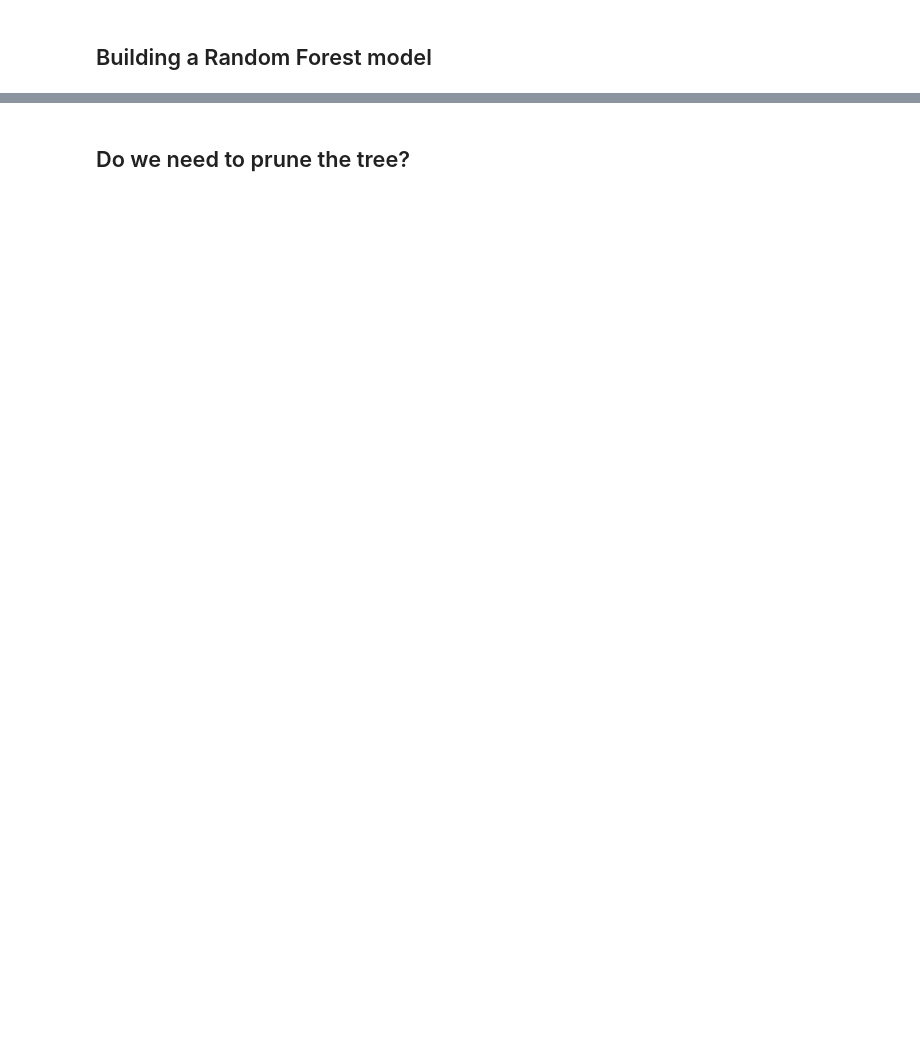
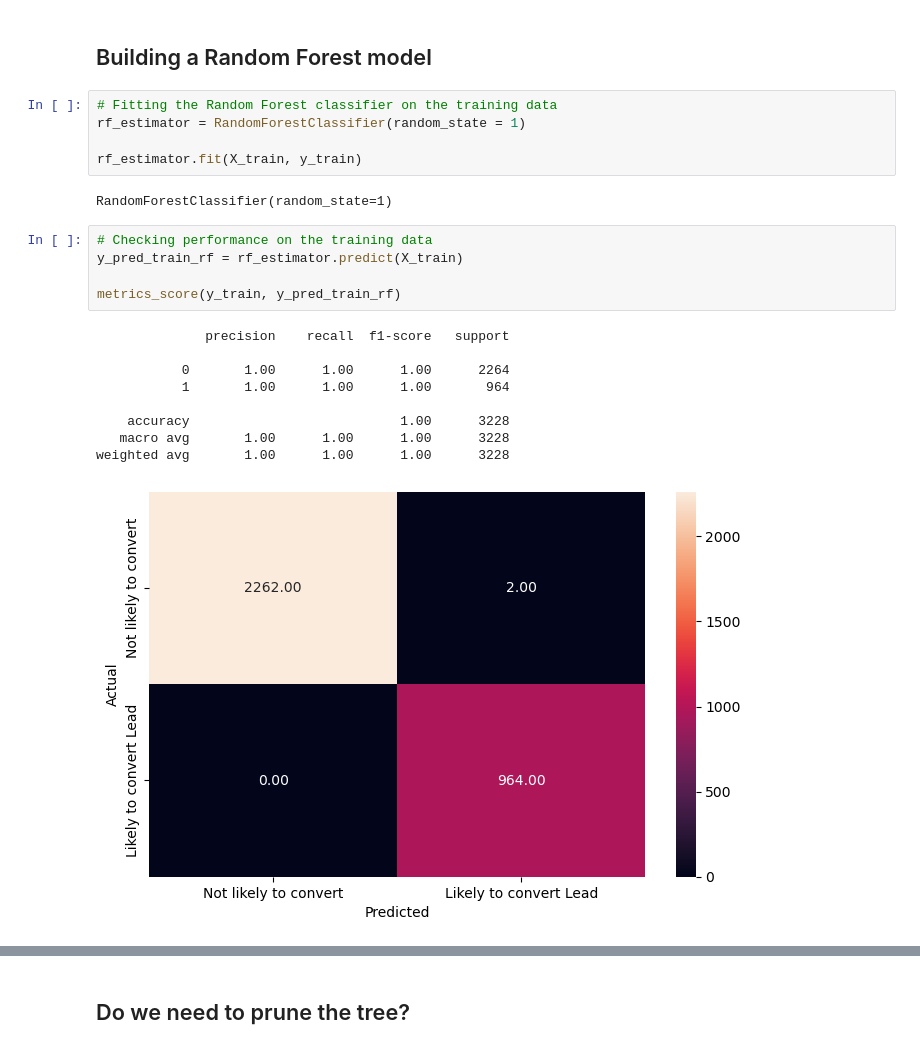
Before and after one commit to Tsungie/Classification-and-Hypothesis-Testing, a Jupyter notebook: Learner+Notebook+-+Full+Code+Version+-+Potential+Customers+Prediction.ipynb, the cells around one changed output, grey strips where cells are left out. Drawn from its saved outputs; the diff is of its cells as text; blank space fills up the shorter version.

```diff
--- a/Learner+Notebook+-+Full+Code+Version+-+Potential+Customers+Prediction.ipynb
+++ b/Learner+Notebook+-+Full+Code+Version+-+Potential+Customers+Prediction.ipynb
@@ -849,2 +875,24 @@ weighted avg       0.85      0.85      0.85      1384
 # %% [markdown]
 ## Building a Random Forest model
+# %%
+# Fitting the Random Forest classifier on the training data
+rf_estimator = RandomForestClassifier(random_state = 1)
+
+rf_estimator.fit(X_train, y_train)
+# %% [output]
+RandomForestClassifier(random_state=1)
+# %%
+# Checking performance on the training data
+y_pred_train_rf = rf_estimator.predict(X_train)
+
+metrics_score(y_train, y_pred_train_rf)
+# %% [output]
+              precision    recall  f1-score   support
+
+           0       1.00      1.00      1.00      2264
+           1       1.00      1.00      1.00       964
+
+    accuracy                           1.00      3228
+   macro avg       1.00      1.00      1.00      3228
+weighted avg       1.00      1.00      1.00      3228
+[figure, added]
```
Also changed, not shown: parts of 14 cells of this notebook.
